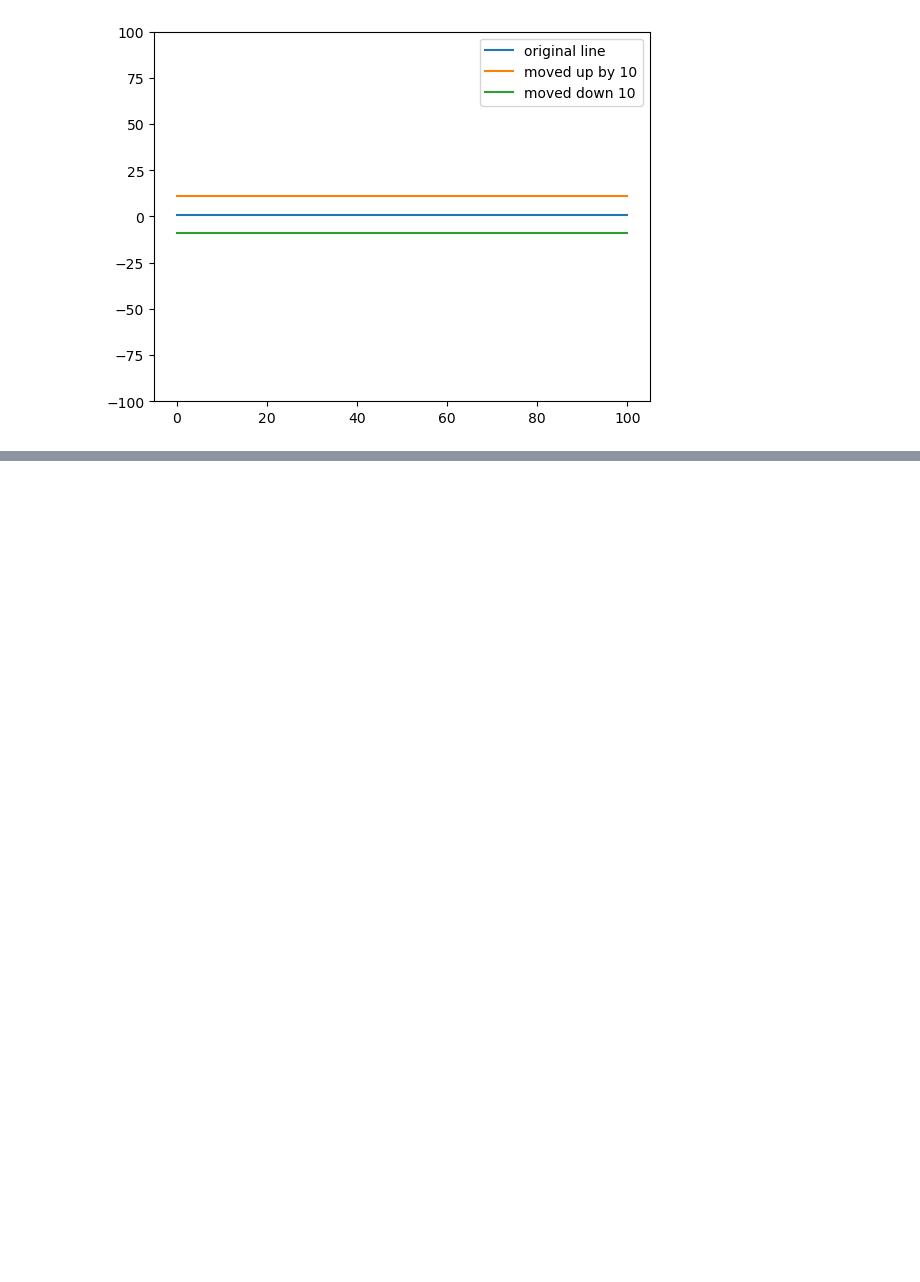
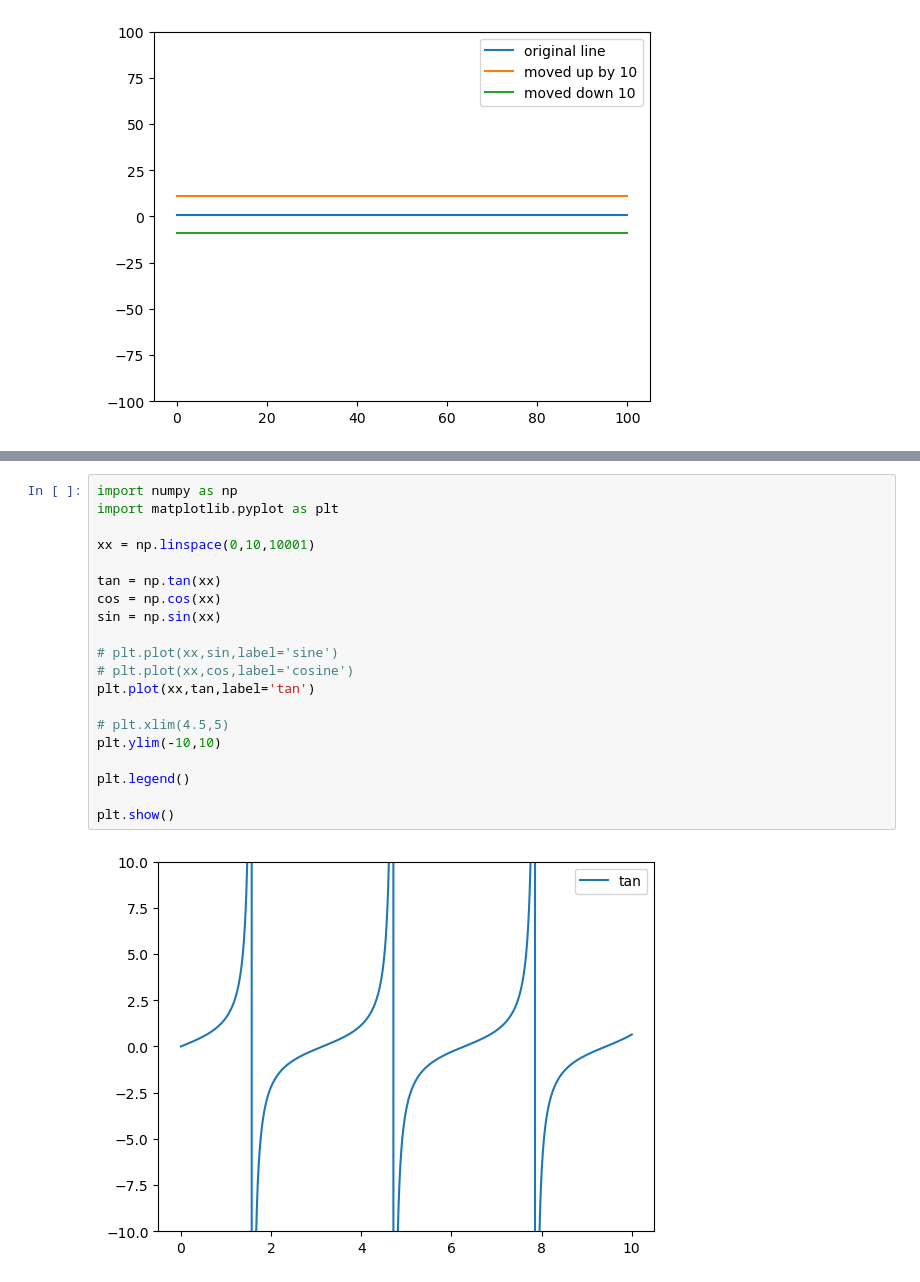
Before and after one commit to BrentGrammer/PROGNOTES, a Jupyter notebook: Chaos/iteration.ipynb, the cells around one changed output, grey strips where cells are left out. Cells and saved outputs as stored; diff of their text form; blank space fills up the shorter version.

```diff
--- a/Chaos/iteration.ipynb
+++ b/Chaos/iteration.ipynb
@@ -158,0 +180,22 @@ print(s[0])
+# %%
+import numpy as np
+import matplotlib.pyplot as plt
+
+xx = np.linspace(0,10,10001)
+
+tan = np.tan(xx)
+cos = np.cos(xx)
+sin = np.sin(xx)
+
+# plt.plot(xx,sin,label='sine')
+# plt.plot(xx,cos,label='cosine')
+plt.plot(xx,tan,label='tan')
+
+# plt.xlim(4.5,5)
+plt.ylim(-10,10)
+
+plt.legend()
+
+plt.show()
+# %% [output]
+[figure, added]
```
Also changed, not shown: parts of 2 cells of this notebook.
